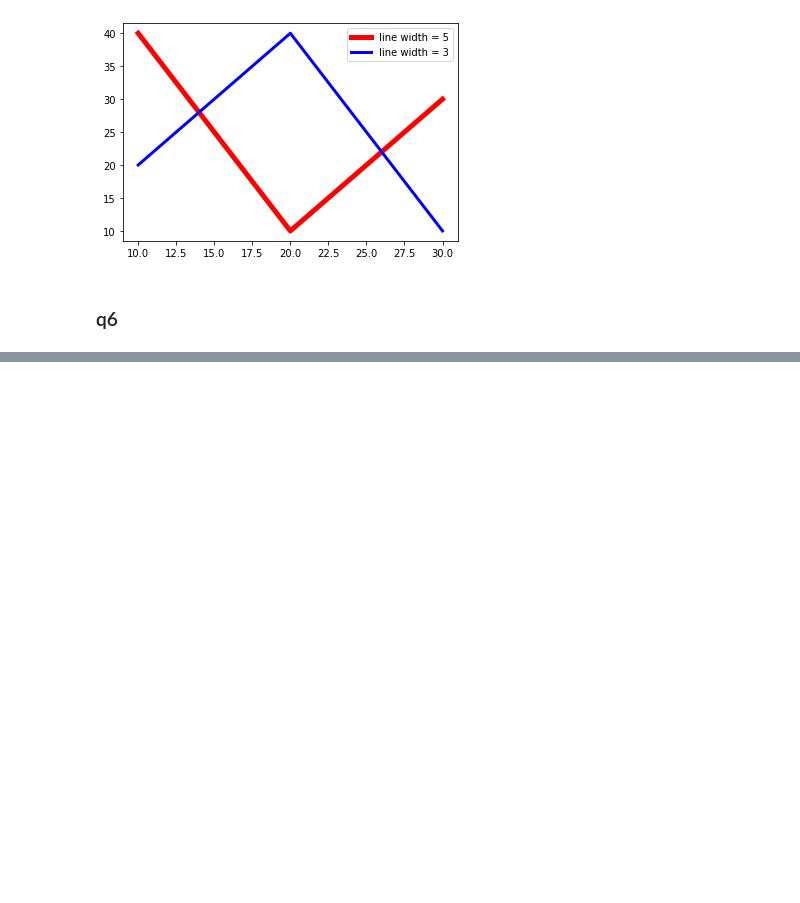
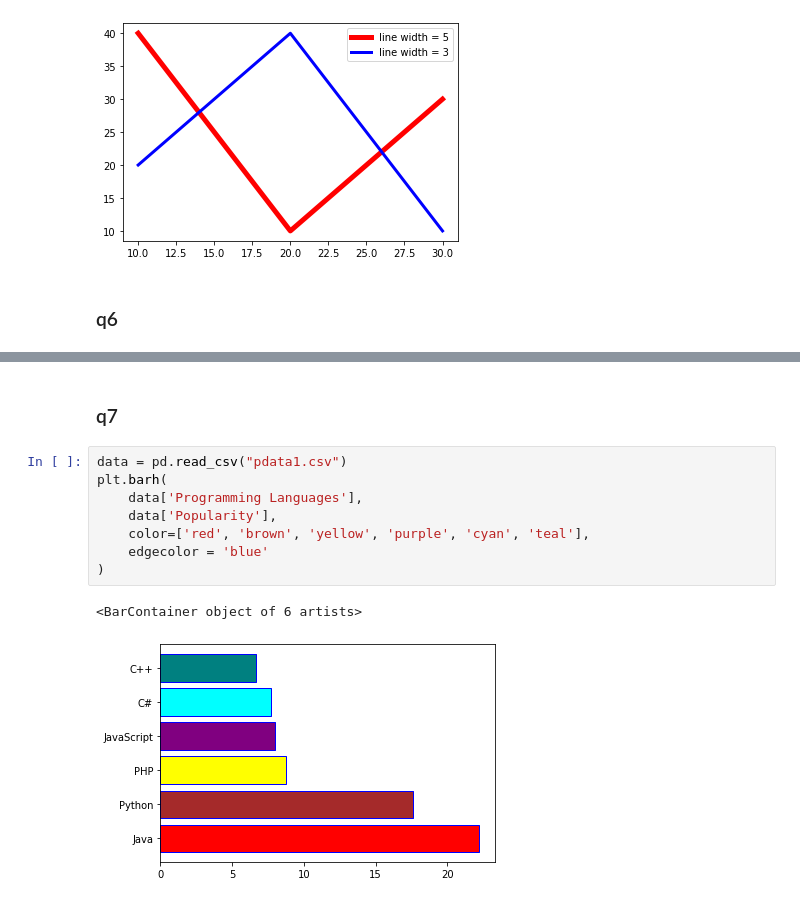
Before and after one commit to codepractice97/SemSix, a Jupyter notebook: DM/Python/matplotlib.ipynb, the cells around one changed output, grey strips where cells are left out. Drawn from its saved outputs; the diff is of its cells as text; blank space fills up the shorter version.

```diff
--- a/DM/Python/matplotlib.ipynb
+++ b/DM/Python/matplotlib.ipynb
@@ -97,0 +109,13 @@ plt.legend()
+# %% [markdown]
+### q7
+# %%
+data = pd.read_csv("pdata1.csv")
+plt.barh(
+    data['Programming Languages'],
+    data['Popularity'],
+    color=['red', 'brown', 'yellow', 'purple', 'cyan', 'teal'],
+    edgecolor = 'blue'
+)
+# %% [output]
+<BarContainer object of 6 artists>
+[figure, added]
```
Also changed, not shown: parts of 4 cells of this notebook, 2 other files.
